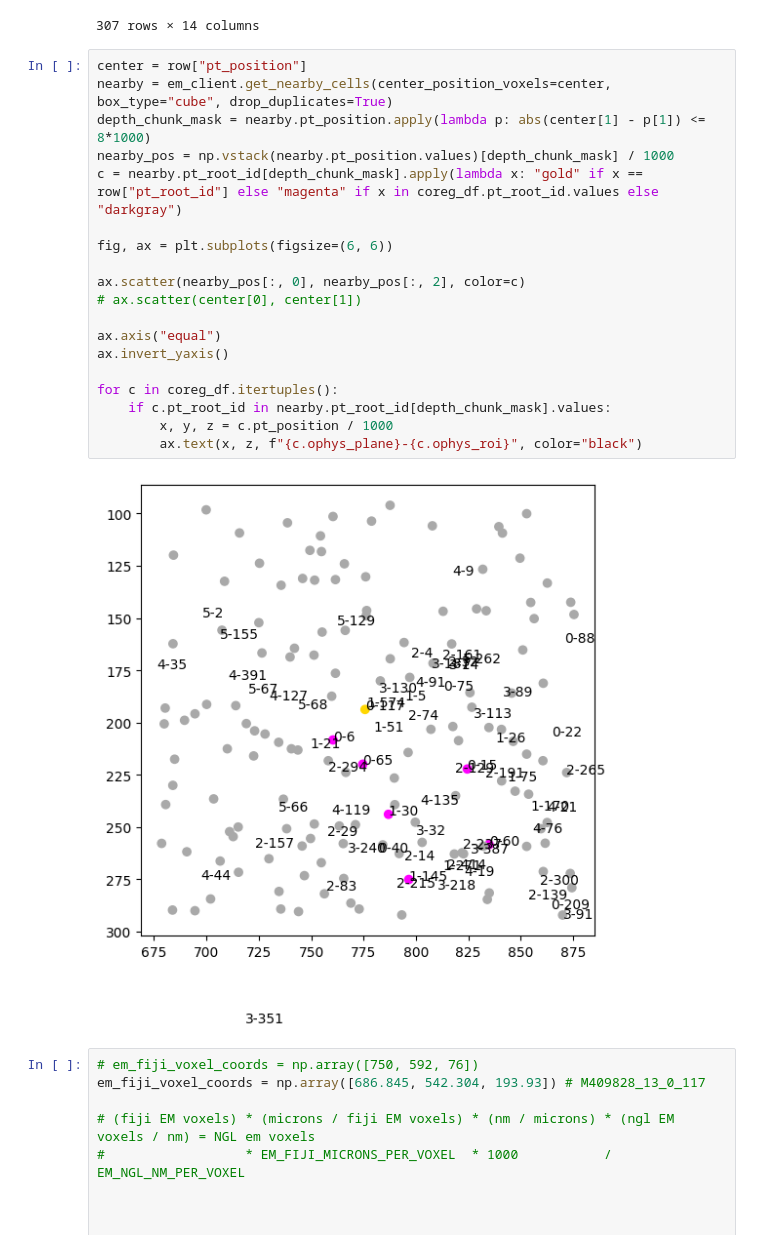
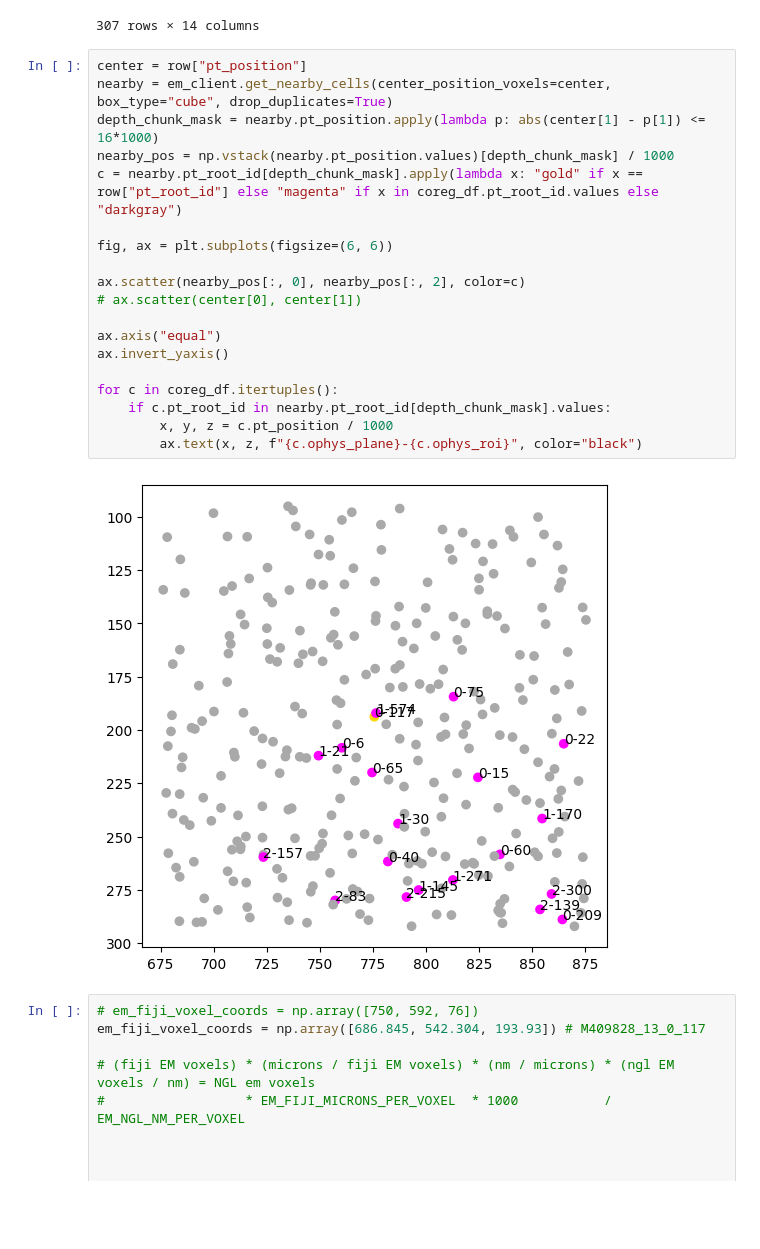
Before and after one commit to AllenInstitute/allen_v1dd, a Jupyter notebook: chase/analysis_notebooks/2023-05-01_coreg-test.ipynb, the cells around one changed output. Drawn from its saved outputs; the diff is of its cells as text; blank space fills up the shorter version.

```diff
--- a/chase/analysis_notebooks/2023-05-01_coreg-test.ipynb
+++ b/chase/analysis_notebooks/2023-05-01_coreg-test.ipynb
@@ -60,24 +60,24 @@ nearby
 # %%
 center = row["pt_position"]
 nearby = em_client.get_nearby_cells(center_position_voxels=center, box_type="cube", drop_duplicates=True)
-depth_chunk_mask = nearby.pt_position.apply(lambda p: abs(center[1] - p[1]) <= 8*1000)
+depth_chunk_mask = nearby.pt_position.apply(lambda p: abs(center[1] - p[1]) <= 16*1000)
 nearby_pos = np.vstack(nearby.pt_position.values)[depth_chunk_mask] / 1000
 c = nearby.pt_root_id[depth_chunk_mask].apply(lambda x: "gold" if x == row["pt_root_id"] else "magenta" if x in coreg_df.pt_root_id.values else "darkgray")
 
 fig, ax = plt.subplots(figsize=(6, 6))
 
 ax.scatter(nearby_pos[:, 0], nearby_pos[:, 2], color=c)
 # ax.scatter(center[0], center[1])
 
 ax.axis("equal")
 ax.invert_yaxis()
 
 for c in coreg_df.itertuples():
     if c.pt_root_id in nearby.pt_root_id[depth_chunk_mask].values:
         x, y, z = c.pt_position / 1000
         ax.text(x, z, f"{c.ophys_plane}-{c.ophys_roi}", color="black")
 # %% [output]
-[figure, old version]
+[figure, new version]
 # %%
 # em_fiji_voxel_coords = np.array([750, 592, 76])
 em_fiji_voxel_coords = np.array([686.845, 542.304, 193.93]) # M409828_13_0_117
```
Also changed, not shown: parts of 10 cells of this notebook, 43 other files.
